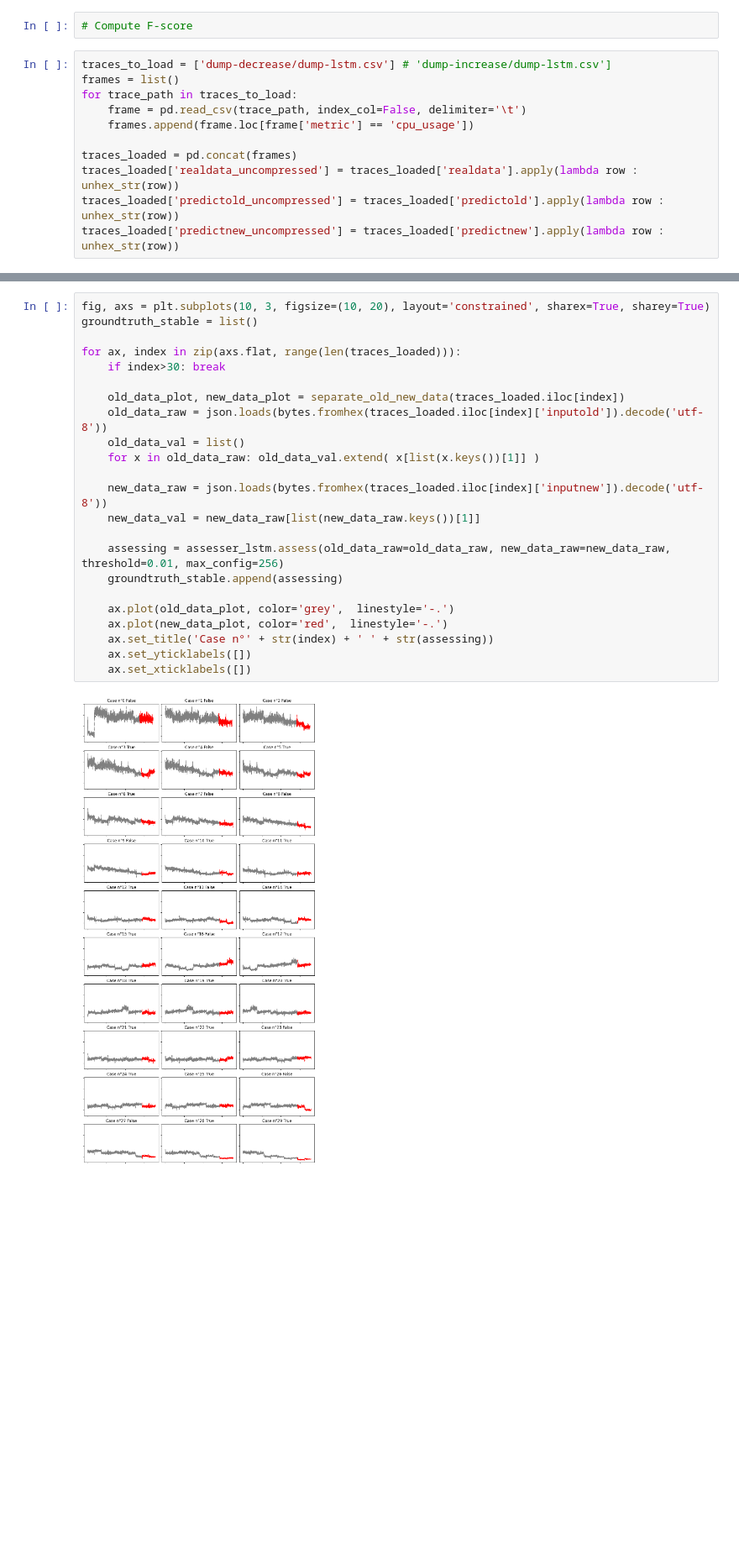
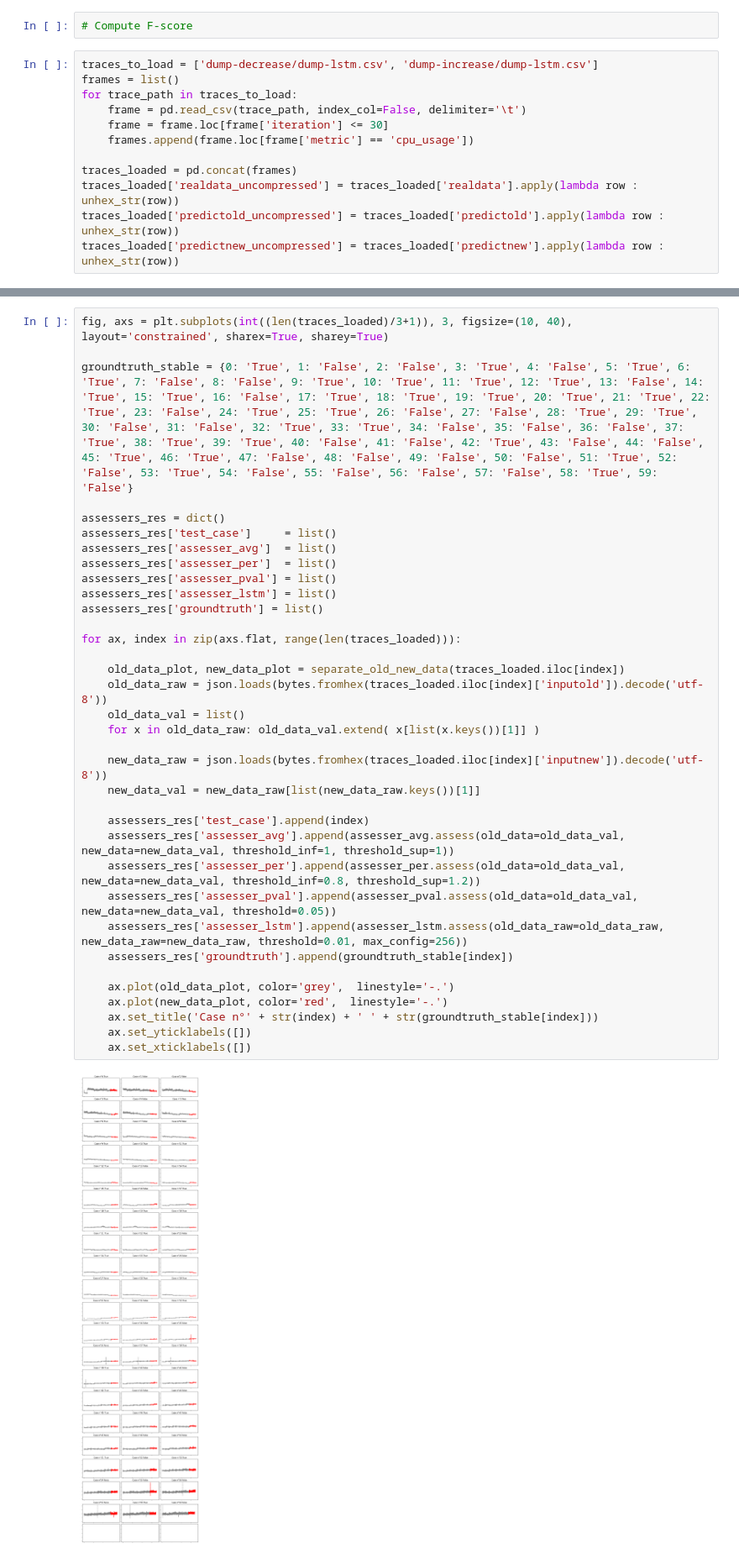
Before and after one commit to jacquetpi/scroogevm, a Jupyter notebook: scroogevm_lstm_analysis.ipynb, the cells around one changed output, grey strips where cells are left out. Shown at 84% size. Drawn from its saved outputs; the diff is of its cells as text; blank space fills up the shorter version.

```diff
--- a/scroogevm_lstm_analysis.ipynb
+++ b/scroogevm_lstm_analysis.ipynb
@@ -185,10 +185,11 @@ assesser_res_df.head()
 # %%
 # Compute F-score
 # %%
-traces_to_load = ['dump-decrease/dump-lstm.csv'] # 'dump-increase/dump-lstm.csv']
+traces_to_load = ['dump-decrease/dump-lstm.csv', 'dump-increase/dump-lstm.csv']
 frames = list()
 for trace_path in traces_to_load:
     frame = pd.read_csv(trace_path, index_col=False, delimiter='\t')
+    frame = frame.loc[frame['iteration'] <= 30]
     frames.append(frame.loc[frame['metric'] == 'cpu_usage'])
 
 traces_loaded = pd.concat(frames)
@@ -207,25 +199,37 @@ traces_loaded.head()
 # %%
-fig, axs = plt.subplots(10, 3, figsize=(10, 20), layout='constrained', sharex=True, sharey=True)
-groundtruth_stable = list()
+fig, axs = plt.subplots(int((len(traces_loaded)/3+1)), 3, figsize=(10, 40), layout='constrained', sharex=True, sharey=True)
+
+groundtruth_stable = {0: 'True', 1: 'False', 2: 'False', 3: 'True', 4: 'False', 5: 'True', 6: 'True', 7: 'False', 8: 'False', 9: 'True', 10: 'True', 11: 'True', 12: 'True', 13: 'False', 14: 'True', 15: 'True', 16: 'False', 17: 'True', 18: 'True', 19: 'True', 20: 'True', 21: 'True', 22: 'True', 23: 'False', 24: 'True', 25: 'True', 26: 'False', 27: 'False', 28: 'True', 29: 'True', 30: 'False', 31: 'False', 32: 'True', 33: 'True', 34: 'False', 35: 'False', 36: 'False', 37: 'True', 38: 'True', 39: 'True', 40: 'False', 41: 'False', 42: 'True', 43: 'False', 44: 'False', 45: 'True', 46: 'True', 47: 'False', 48: 'False', 49: 'False', 50: 'False', 51: 'True', 52: 'False', 53: 'True', 54: 'False', 55: 'False', 56: 'False', 57: 'False', 58: 'True', 59: 'False'}
+
+assessers_res = dict()
+assessers_res['test_case']     = list()
+assessers_res['assesser_avg']  = list()
+assessers_res['assesser_per']  = list()
+assessers_res['assesser_pval'] = list()
+assessers_res['assesser_lstm'] = list()
+assessers_res['groundtruth'] = list()
 
 for ax, index in zip(axs.flat, range(len(traces_loaded))):
-    if index>30: break
 
     old_data_plot, new_data_plot = separate_old_new_data(traces_loaded.iloc[index])
     old_data_raw = json.loads(bytes.fromhex(traces_loaded.iloc[index]['inputold']).decode('utf-8'))
     old_data_val = list()
     for x in old_data_raw: old_data_val.extend( x[list(x.keys())[1]] )
 
     new_data_raw = json.loads(bytes.fromhex(traces_loaded.iloc[index]['inputnew']).decode('utf-8'))
     new_data_val = new_data_raw[list(new_data_raw.keys())[1]]
 
-    assessing = assesser_lstm.assess(old_data_raw=old_data_raw, new_data_raw=new_data_raw, threshold=0.01, max_config=256)
-    groundtruth_stable.append(assessing)
+    assessers_res['test_case'].append(index)
+    assessers_res['assesser_avg'].append(assesser_avg.assess(old_data=old_data_val, new_data=new_data_val, threshold_inf=1, threshold_sup=1))
+    assessers_res['assesser_per'].append(assesser_per.assess(old_data=old_data_val, new_data=new_data_val, threshold_inf=0.8, threshold_sup=1.2))
+    assessers_res['assesser_pval'].append(assesser_pval.assess(old_data=old_data_val, new_data=new_data_val, threshold=0.05))
+    assessers_res['assesser_lstm'].append(assesser_lstm.assess(old_data_raw=old_data_raw, new_data_raw=new_data_raw, threshold=0.01, max_config=256))
+    assessers_res['groundtruth'].append(groundtruth_stable[index])
 
     ax.plot(old_data_plot, color='grey',  linestyle='-.')
     ax.plot(new_data_plot, color='red',  linestyle='-.')
-    ax.set_title('Case n°' + str(index) + ' ' + str(assessing))
+    ax.set_title('Case n°' + str(index) + ' ' + str(groundtruth_stable[index]))
     ax.set_yticklabels([])
     ax.set_xticklabels([])
 # %% [output]
-[figure, old version]
+[figure, new version]
```
Also changed, not shown: parts of 6 cells of this notebook, 4 other files.
